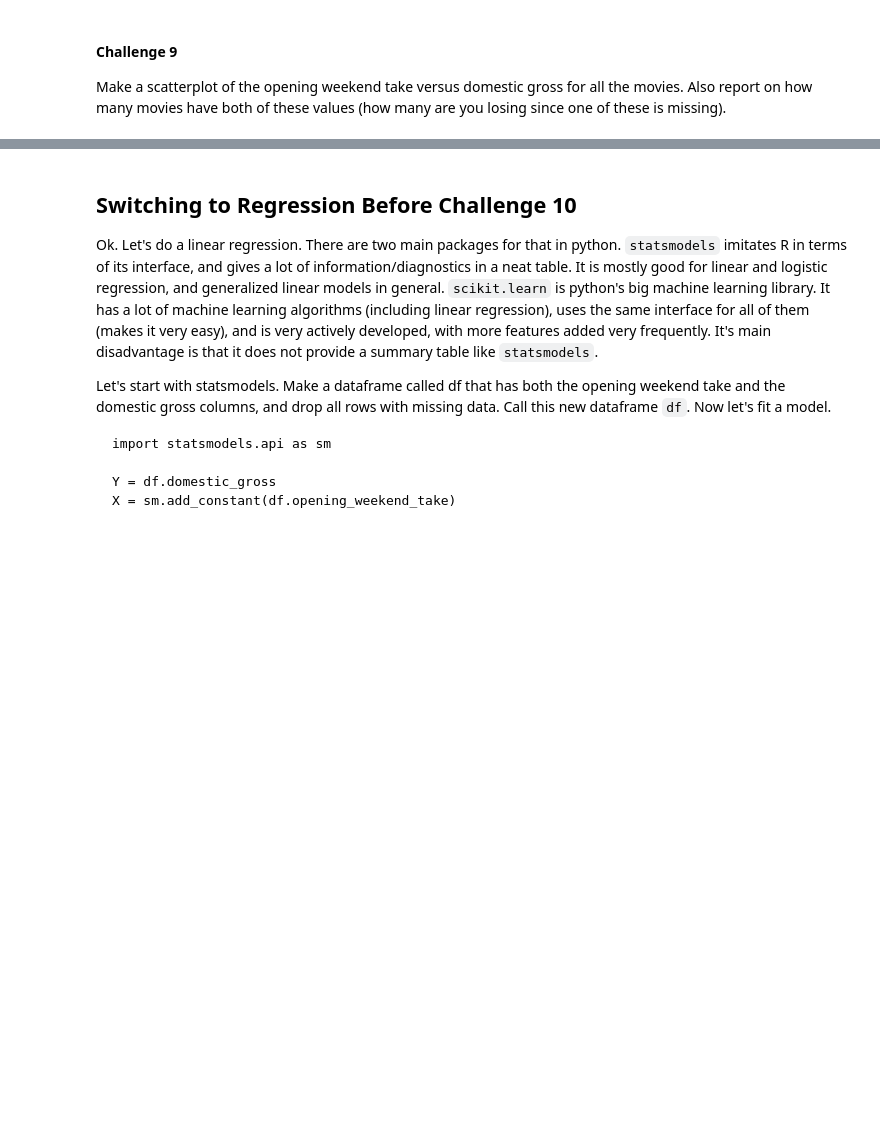
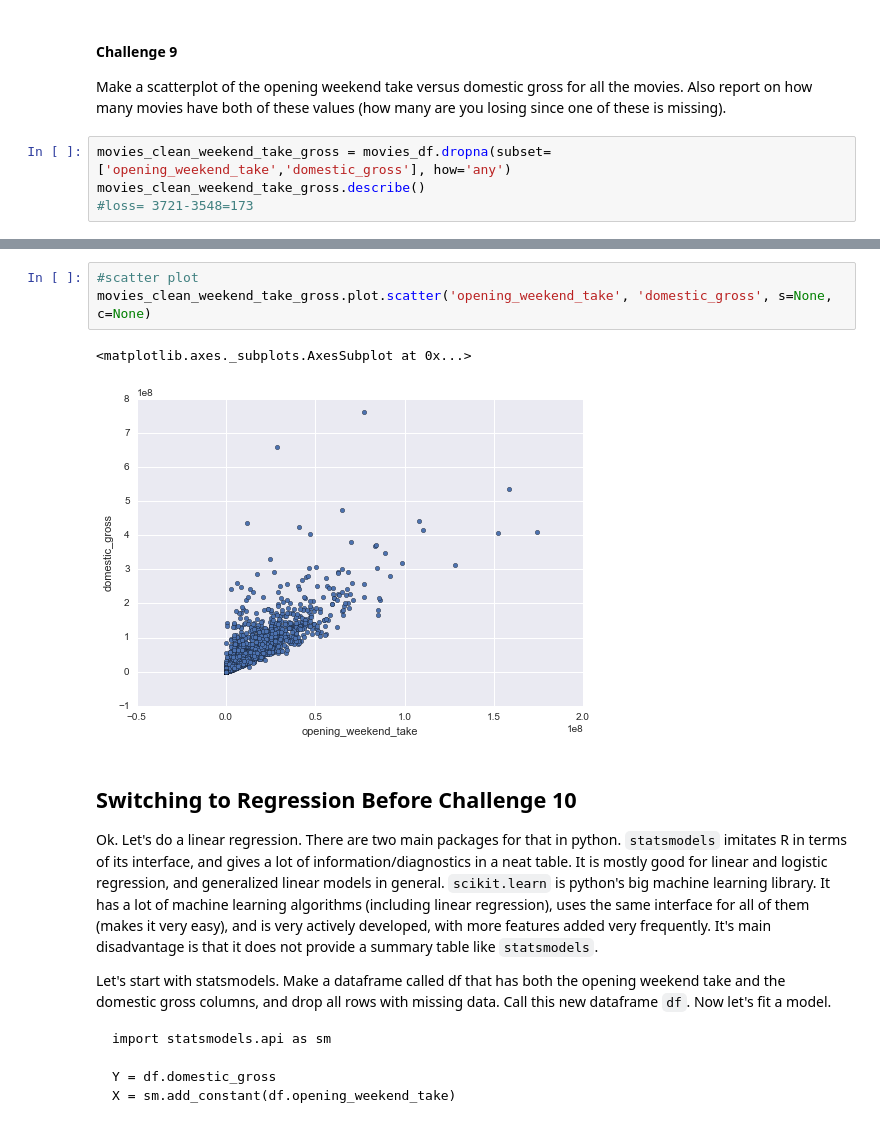
Before and after one commit to TejjeT/DataScienceProject1, a Jupyter notebook: day_02/EDA and Regression Challenges Yinan Yu.ipynb, the cells around one changed output, grey strips where cells are left out. Cells and saved outputs as stored; diff of their text form; blank space fills up the shorter version.

```diff
--- a/day_02/EDA and Regression Challenges Yinan Yu.ipynb
+++ b/day_02/EDA and Regression Challenges Yinan Yu.ipynb
@@ -290,3 +278,7 @@ movies_with_budget.describe()
 Make a scatterplot of the opening weekend take versus domestic gross
 for all the movies. Also report on how many movies have both of these
 values (how many are you losing since one of these is missing).
+# %%
+movies_clean_weekend_take_gross = movies_df.dropna(subset=['opening_weekend_take','domestic_gross'], how='any')
+movies_clean_weekend_take_gross.describe()
+#loss= 3721-3548=173
@@ -293,3 +295,9 @@ values (how many are you losing since one of these is missing).
+# %%
+#scatter plot
+movies_clean_weekend_take_gross.plot.scatter('opening_weekend_take', 'domestic_gross', s=None, c=None)
+# %% [output]
+<matplotlib.axes._subplots.AxesSubplot at 0x...>
+[figure, added]
 # %% [markdown]
 ## Switching to Regression Before Challenge 10
 
```
Also changed, not shown: parts of 9 cells of this notebook.
